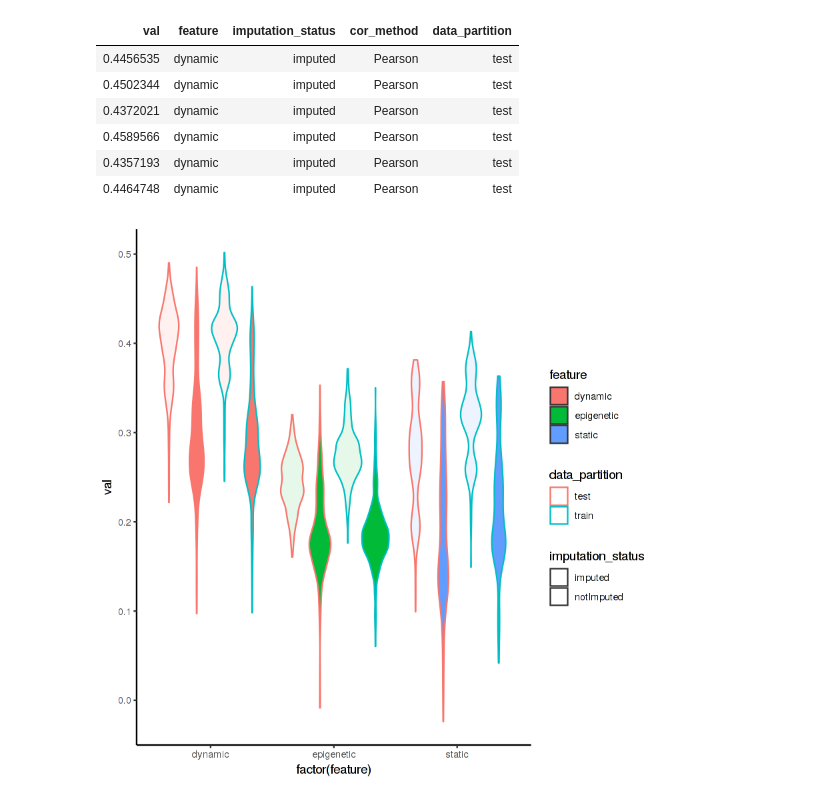
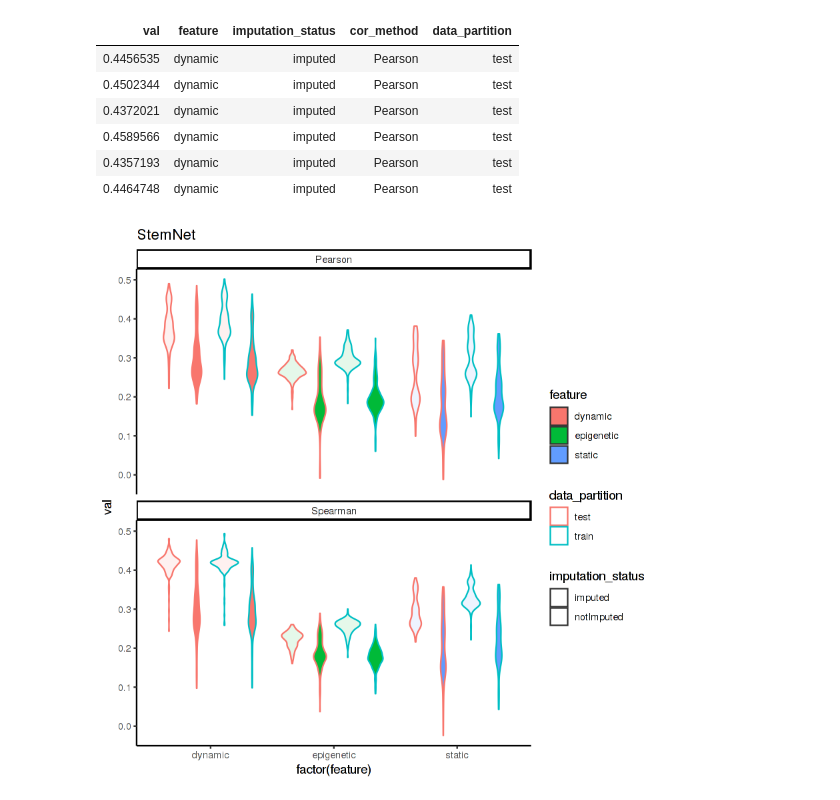
Before and after one commit to fba67/scMTL, a Jupyter notebook: sc_iPCs_TGGLasso_perf_comparison.ipynb, the cells around one changed output. Saved outputs shown, nothing was run; the diff lists cells and outputs as text; code cells hidden in the pictures.

Commit message:
improved the plot and added conclusion

```diff
--- a/sc_iPCs_TGGLasso_perf_comparison.ipynb
+++ b/sc_iPCs_TGGLasso_perf_comparison.ipynb
@@ -248,8 +252,9 @@ head(df)
 | 0.4357193 | dynamic | imputed | Pearson | test |
 | 0.4464748 | dynamic | imputed | Pearson | test |
 # %%
-library(ggplot2, verbose = 0)
-ggplot(df, aes(factor(feature), val)) + geom_violin(aes(fill= feature, color= data_partition, alpha= imputation_status)) + theme_classic()
-    #geom_jitter(shape=16, position=position_jitter(0.8))
+ggplot(df, aes(factor(feature), val)) +
+geom_violin(aes(fill= feature, color= data_partition, alpha= imputation_status)) +
+ggtitle("StemNet") + facet_wrap("cor_method", ncol= 1) +
+theme_classic()
 # %% [output]
-[figure, old version]
+[figure, new version]
```
Also changed, not shown: parts of 3 cells of this notebook.
